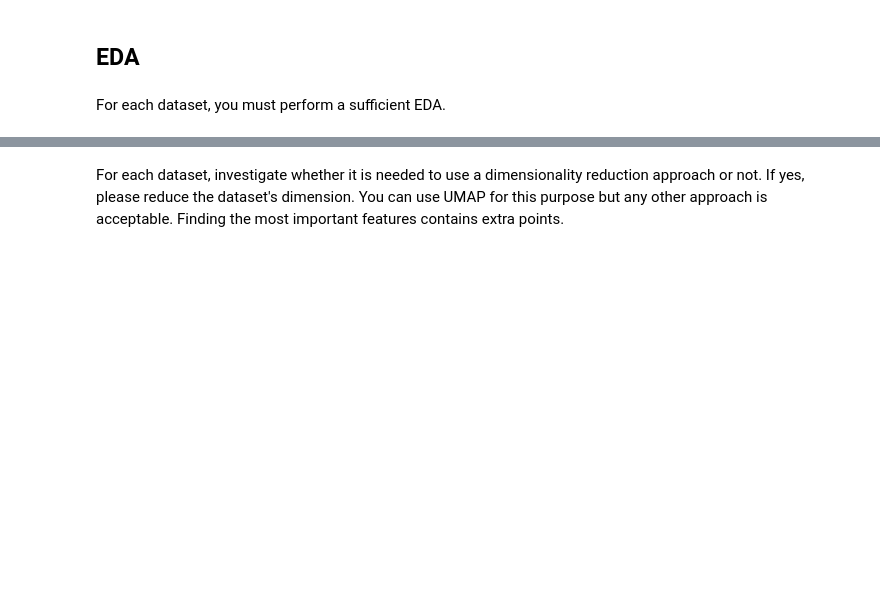
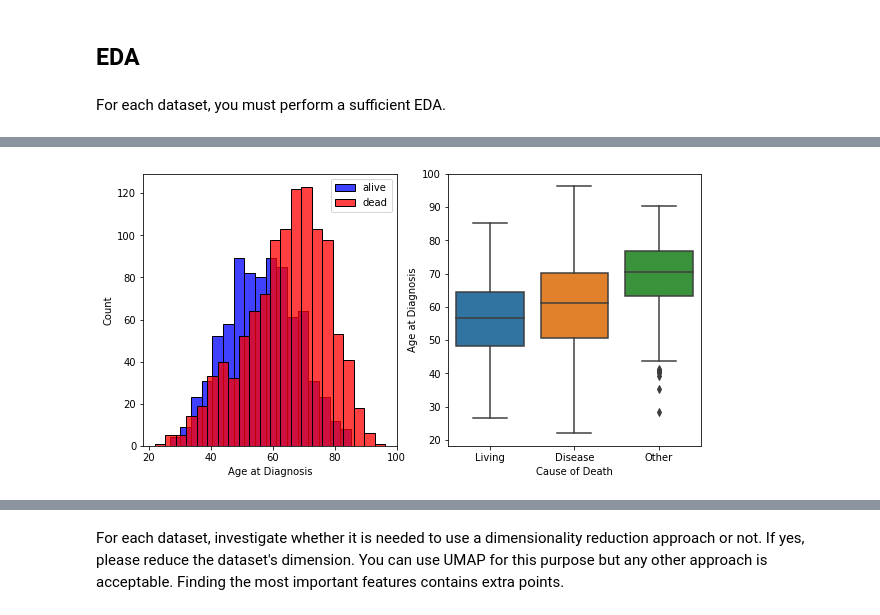
Before and after one commit to ckoorosh/ML-Project-Fall22, a Jupyter notebook: ML_Project.ipynb, the cells around one changed output, grey strips where cells are left out. Cells and saved outputs as stored; diff of their text form; code cells hidden in the pictures; blank space fills up the shorter version.

```diff
--- a/ML_Project.ipynb
+++ b/ML_Project.ipynb
@@ -105,0 +190,21 @@ clinical_dataset.describe()
+# %%
+# Survival vs Age
+fig, ax = plt.subplots(1, 2, figsize=(10,5))
+
+# Distibution of dead and alive according to age
+sns.histplot(clinical.loc[:,"age_at_diagnosis"][clinical["overall_survival"]==1],
+            color='b', ax=ax[0], label='alive')
+sns.histplot(clinical.loc[:,"age_at_diagnosis"][clinical["overall_survival"]==0],
+            color='r', ax=ax[0], label='dead')
+ax[0].set_xlabel("Age at Diagnosis")
+ax[0].legend()
+
+# Box plot of the death vause vs age
+sns.boxplot(x='death_from_cancer', y='age_at_diagnosis', orient='v',
+            data=clinical, ax=ax[1])
+ax[1].set_ylabel("Age at Diagnosis")
+ax[1].set_xlabel("Cause of Death")
+
+plt.show()
+# %% [output]
+[figure, added]
```
Also changed, not shown: parts of 108 cells of this notebook, 13 other files.
